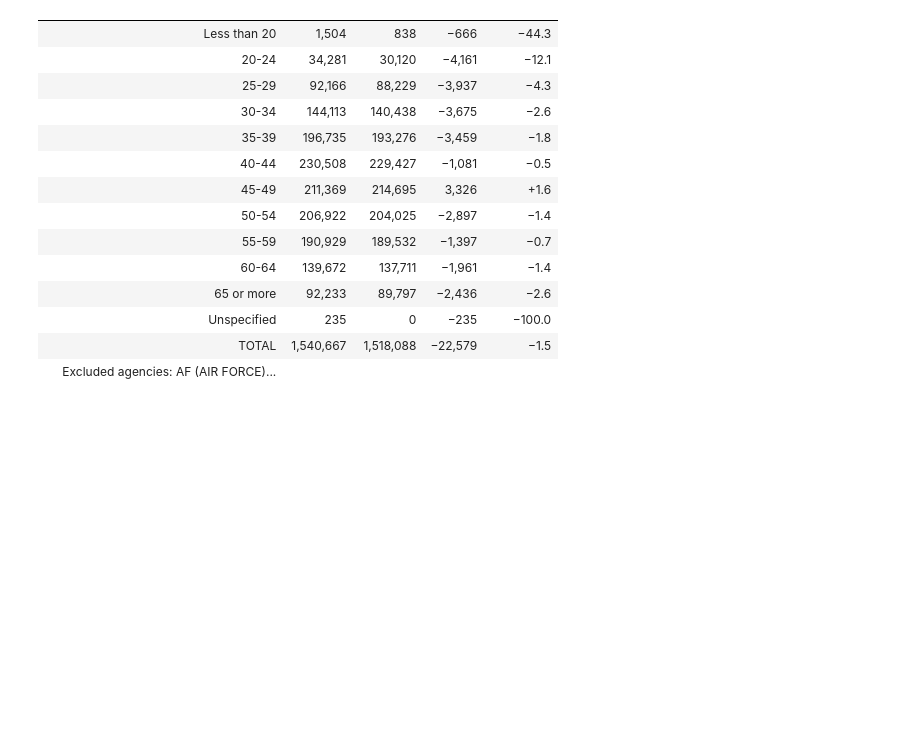
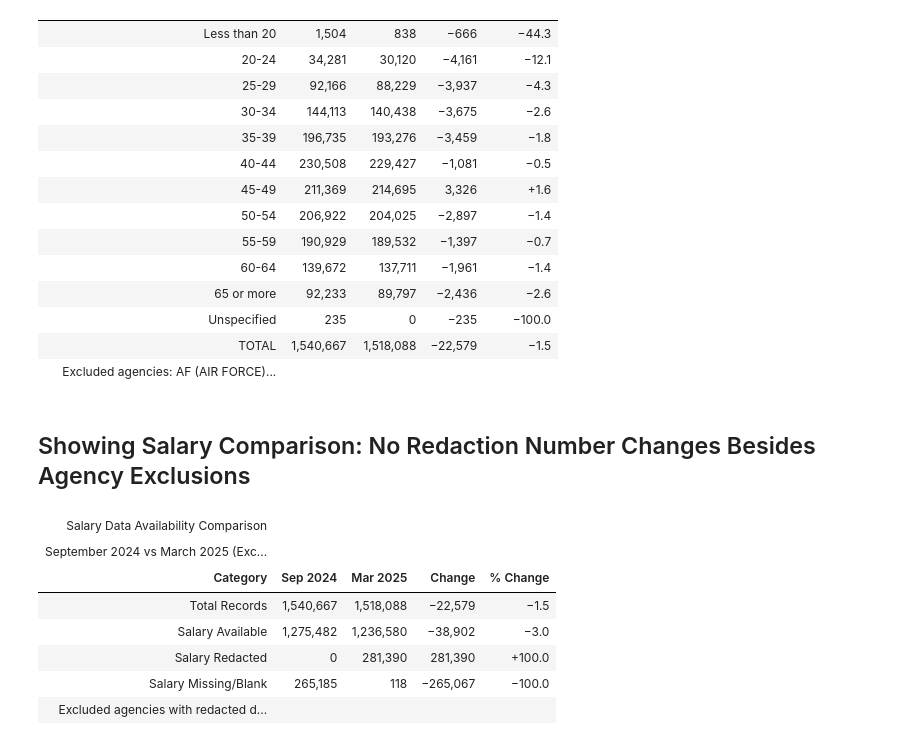
Before and after one commit to abigailhaddad/fedscope_employment, a Jupyter notebook: September 2024 vs March 2025.ipynb, the cells around one changed output. Cells and saved outputs as stored; diff of their text form; code cells hidden in the pictures; blank space fills up the shorter version.

```diff
--- a/September 2024 vs March 2025.ipynb
+++ b/September 2024 vs March 2025.ipynb
@@ -868,3 +1127,17 @@ age_table_clean.show()
 | Unspecified | 235 | 0 | −235 | −100.0 |
 | TOTAL | 1,540,667 | 1,518,088 | −22,579 | −1.5 |
 | Excluded agencies: AF (AIR FORCE)... |  |  |  |  |
+# %% [markdown]
+## Showing Salary Comparison: No Redaction Number Changes Besides Agency Exclusions
+# %%
+salary_table = create_salary_comparison_table(df_march, df_sept)
+salary_table.show()
+# %% [output]
+| Salary Data Availability Comparison |  |  |  |  |
+| September 2024 vs March 2025 (Exc... |  |  |  |  |
+| Category | Sep 2024 | Mar 2025 | Change | % Change |
+| Total Records | 1,540,667 | 1,518,088 | −22,579 | −1.5 |
+| Salary Available | 1,275,482 | 1,236,580 | −38,902 | −3.0 |
+| Salary Redacted | 0 | 281,390 | 281,390 | +100.0 |
+| Salary Missing/Blank | 265,185 | 118 | −265,067 | −100.0 |
+| Excluded agencies with redacted d... |  |  |  |  |
```
Also changed, not shown: parts of 8 cells of this notebook.
